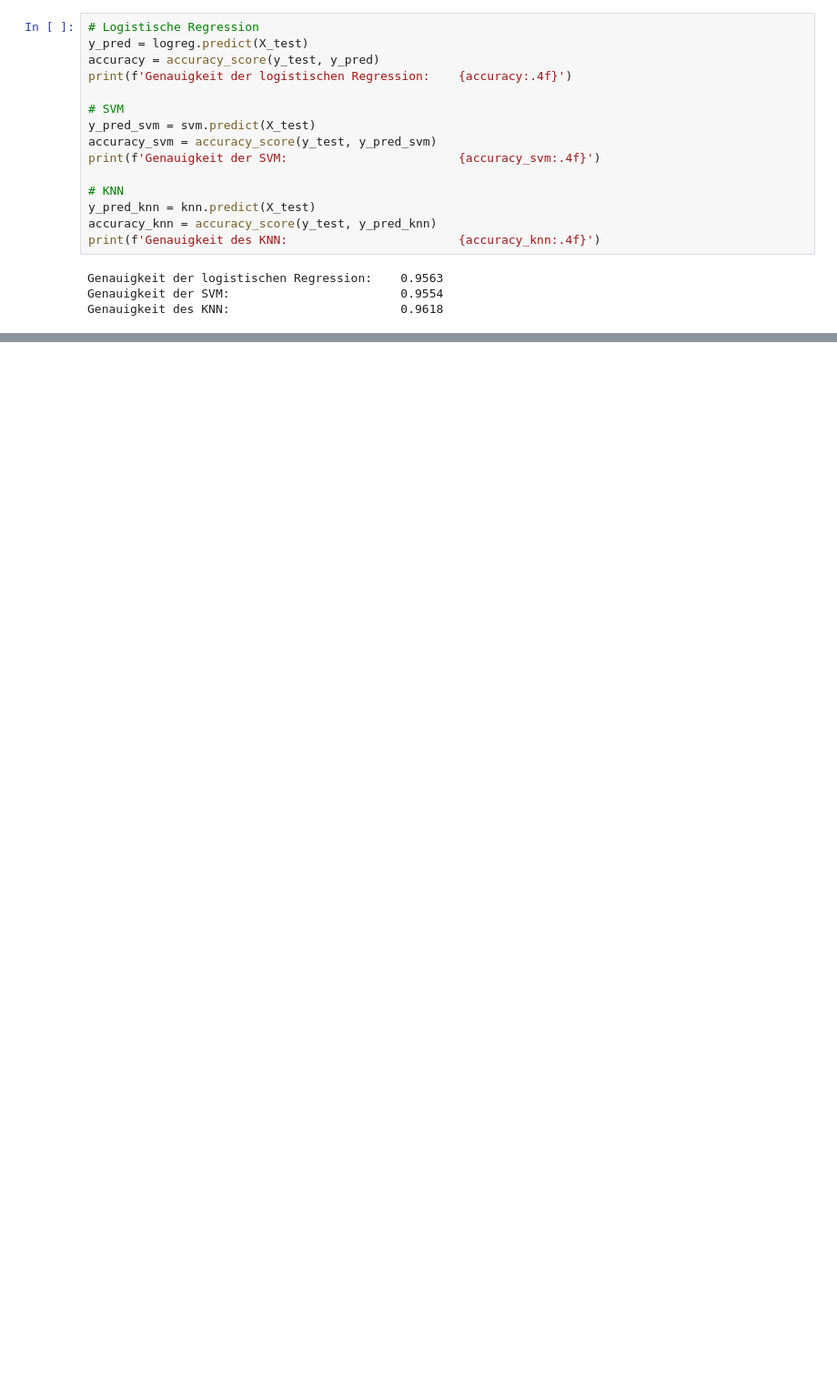
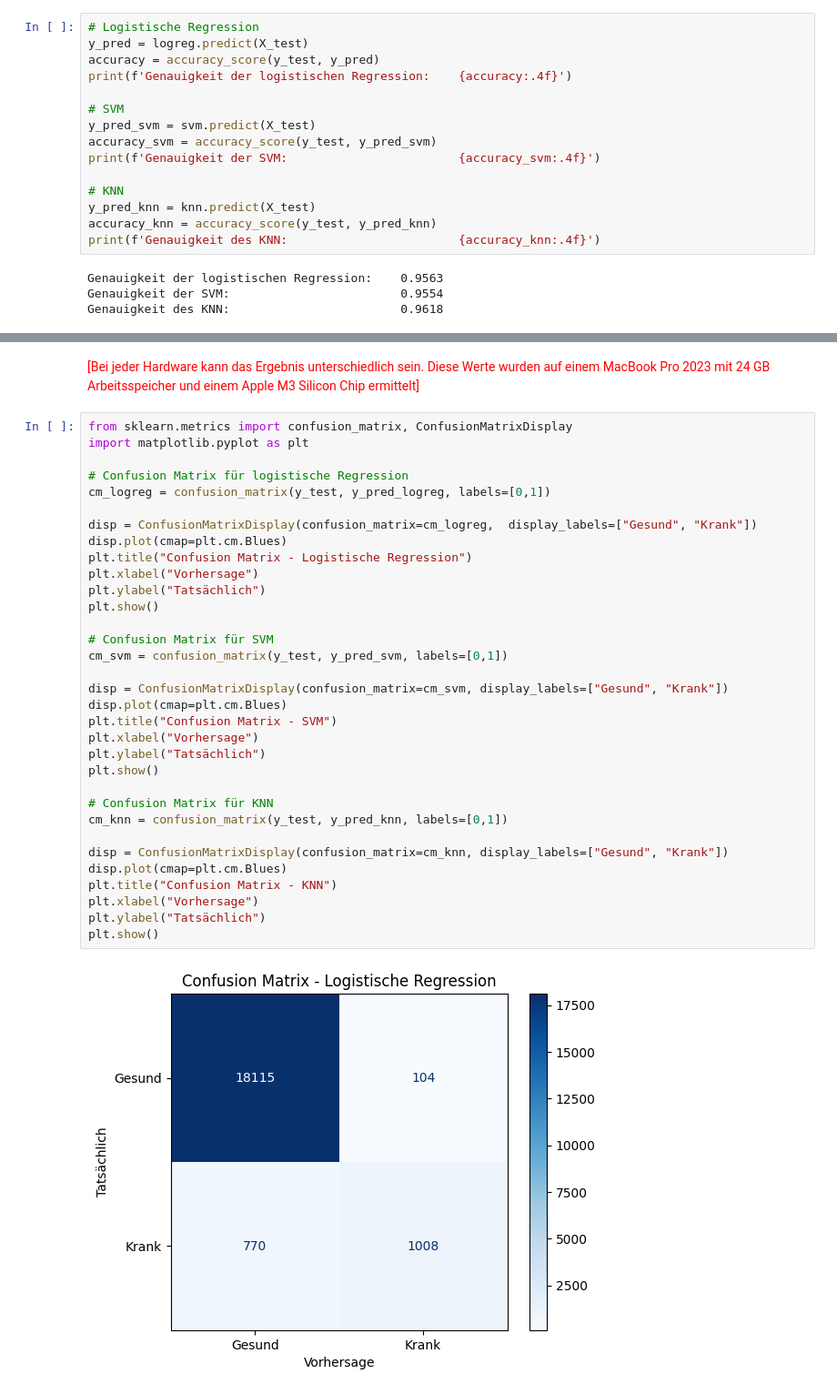
Before and after one commit to TomsaJ/FH_SWF-ML, a Jupyter notebook: notebook.ipynb, the cells around one changed output, grey strips where cells are left out. Shown at 91% size. Drawn from its saved outputs; the diff is of its cells as text; blank space fills up the shorter version.

```diff
--- a/notebook.ipynb
+++ b/notebook.ipynb
@@ -432,0 +490,37 @@ Precision des KNN: 0.9456
+# %% [markdown]
+<div style= "color: red">[Bei jeder Hardware kann das Ergebnis unterschiedlich sein. Diese Werte wurden auf einem MacBook Pro 2023 mit 24 GB Arbeitsspeicher und einem Apple M3 Silicon Chip ermittelt]</div>
+# %%
+from sklearn.metrics import confusion_matrix, ConfusionMatrixDisplay
+import matplotlib.pyplot as plt
+
+# Confusion Matrix für logistische Regression
+cm_logreg = confusion_matrix(y_test, y_pred_logreg, labels=[0,1])
+
+disp = ConfusionMatrixDisplay(confusion_matrix=cm_logreg,  display_labels=["Gesund", "Krank"])
+disp.plot(cmap=plt.cm.Blues)
+plt.title("Confusion Matrix - Logistische Regression")
+plt.xlabel("Vorhersage")
+plt.ylabel("Tatsächlich")
+plt.show()
+
+# Confusion Matrix für SVM
+cm_svm = confusion_matrix(y_test, y_pred_svm, labels=[0,1])
+
+disp = ConfusionMatrixDisplay(confusion_matrix=cm_svm, display_labels=["Gesund", "Krank"])
+disp.plot(cmap=plt.cm.Blues)
+plt.title("Confusion Matrix - SVM")
+plt.xlabel("Vorhersage")
+plt.ylabel("Tatsächlich")
+plt.show()
+
+# Confusion Matrix für KNN
+cm_knn = confusion_matrix(y_test, y_pred_knn, labels=[0,1])
+
+disp = ConfusionMatrixDisplay(confusion_matrix=cm_knn, display_labels=["Gesund", "Krank"])
+disp.plot(cmap=plt.cm.Blues)
+plt.title("Confusion Matrix - KNN")
+plt.xlabel("Vorhersage")
+plt.ylabel("Tatsächlich")
+plt.show()
+# %% [output]
+[figure, added]
```
Also changed, not shown: parts of 19 cells of this notebook.
